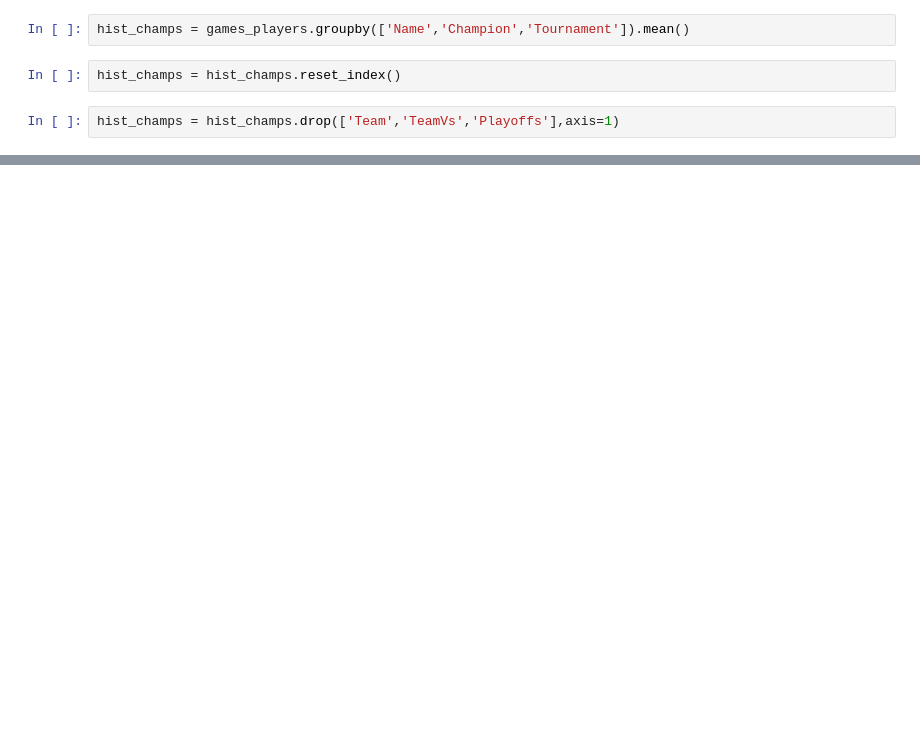
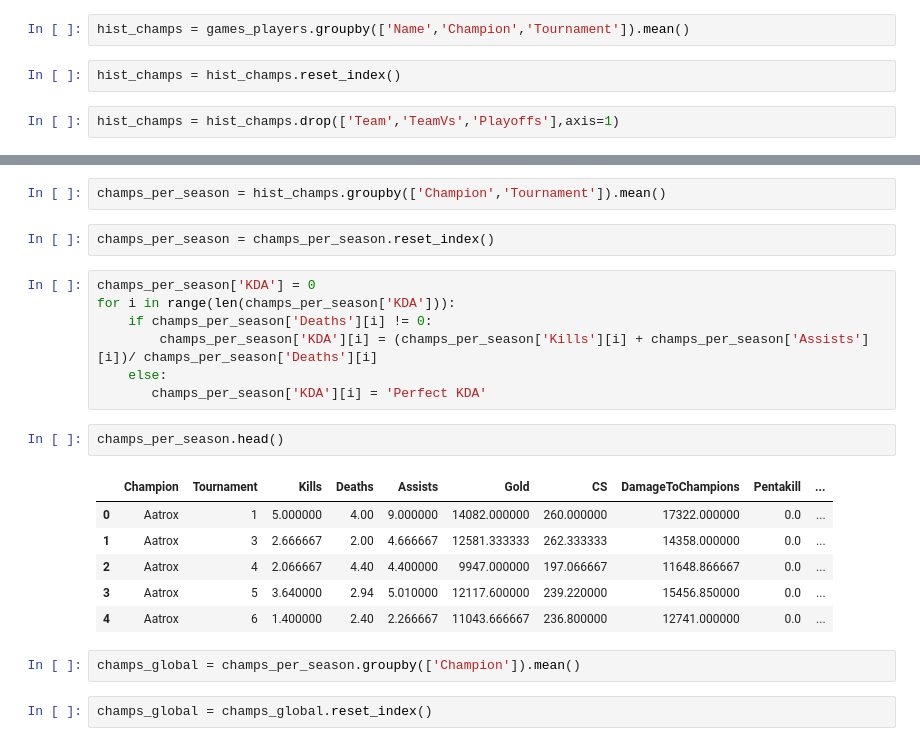
Before and after one commit to Linxx333/MrLinx-Data-ETL, a Jupyter notebook: src/main.ipynb, the cells around one changed output, grey strips where cells are left out. Cells and saved outputs as stored; diff of their text form; blank space fills up the shorter version.

```diff
--- a/src/main.ipynb
+++ b/src/main.ipynb
@@ -863,0 +901,24 @@ hist_champs.head()
+# %%
+champs_per_season = hist_champs.groupby(['Champion','Tournament']).mean()
+# %%
+champs_per_season = champs_per_season.reset_index()
+# %%
+champs_per_season['KDA'] = 0
+for i in range(len(champs_per_season['KDA'])):
+    if champs_per_season['Deaths'][i] != 0:
+        champs_per_season['KDA'][i] = (champs_per_season['Kills'][i] + champs_per_season['Assists'][i])/ champs_per_season['Deaths'][i]
+    else:
+       champs_per_season['KDA'][i] = 'Perfect KDA'
+# %%
+champs_per_season.head()
+# %% [output]
+|  | Champion | Tournament | Kills | Deaths | Assists | Gold | CS | DamageToChampions | Pentakill | ... |
+| 0 | Aatrox | 1 | 5.000000 | 4.00 | 9.000000 | 14082.000000 | 260.000000 | 17322.000000 | 0.0 | ... |
+| 1 | Aatrox | 3 | 2.666667 | 2.00 | 4.666667 | 12581.333333 | 262.333333 | 14358.000000 | 0.0 | ... |
+| 2 | Aatrox | 4 | 2.066667 | 4.40 | 4.400000 | 9947.000000 | 197.066667 | 11648.866667 | 0.0 | ... |
+| 3 | Aatrox | 5 | 3.640000 | 2.94 | 5.010000 | 12117.600000 | 239.220000 | 15456.850000 | 0.0 | ... |
+| 4 | Aatrox | 6 | 1.400000 | 2.40 | 2.266667 | 11043.666667 | 236.800000 | 12741.000000 | 0.0 | ... |
+# %%
+champs_global = champs_per_season.groupby(['Champion']).mean()
+# %%
+champs_global = champs_global.reset_index()
```
Also changed, not shown: parts of 21 cells of this notebook, 1 other file.
